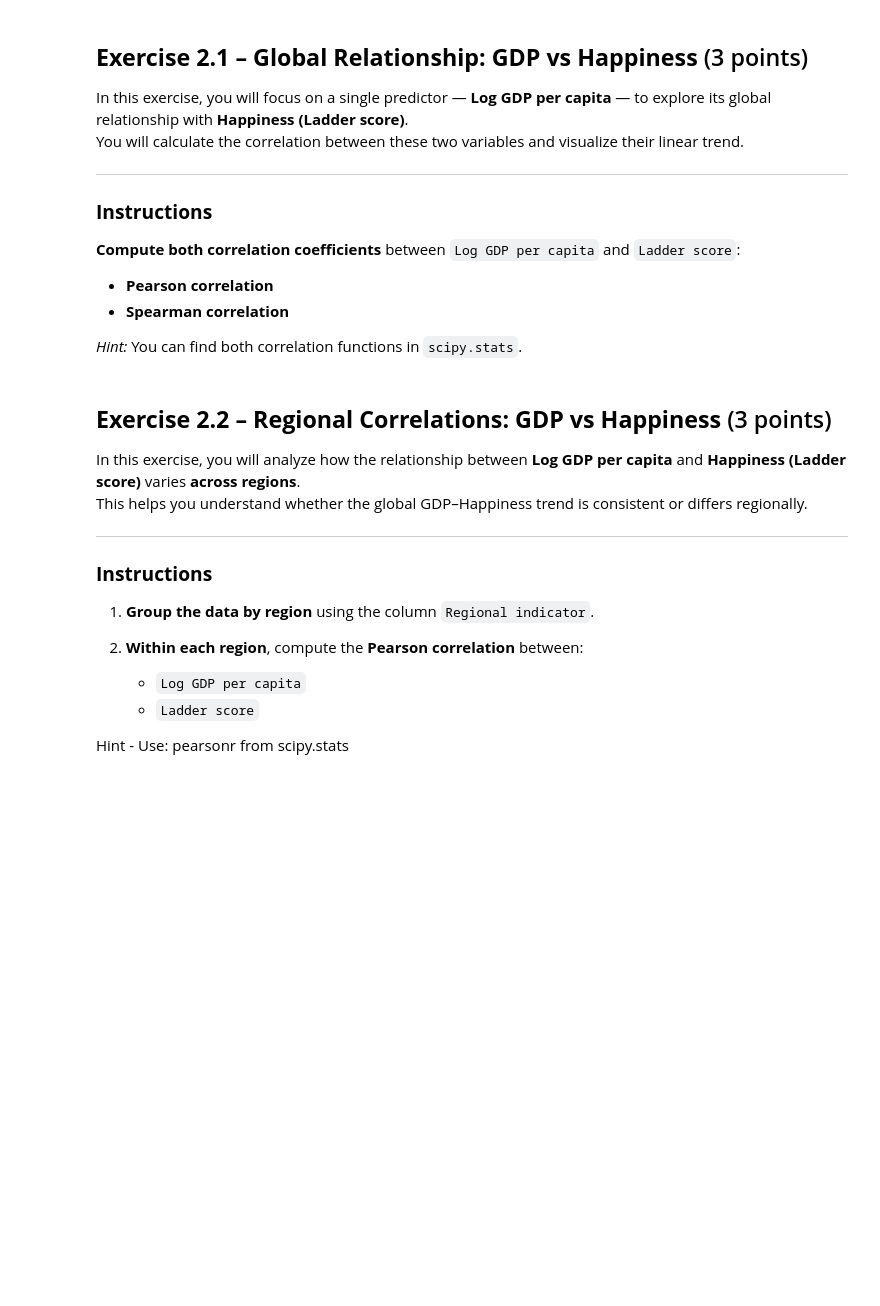
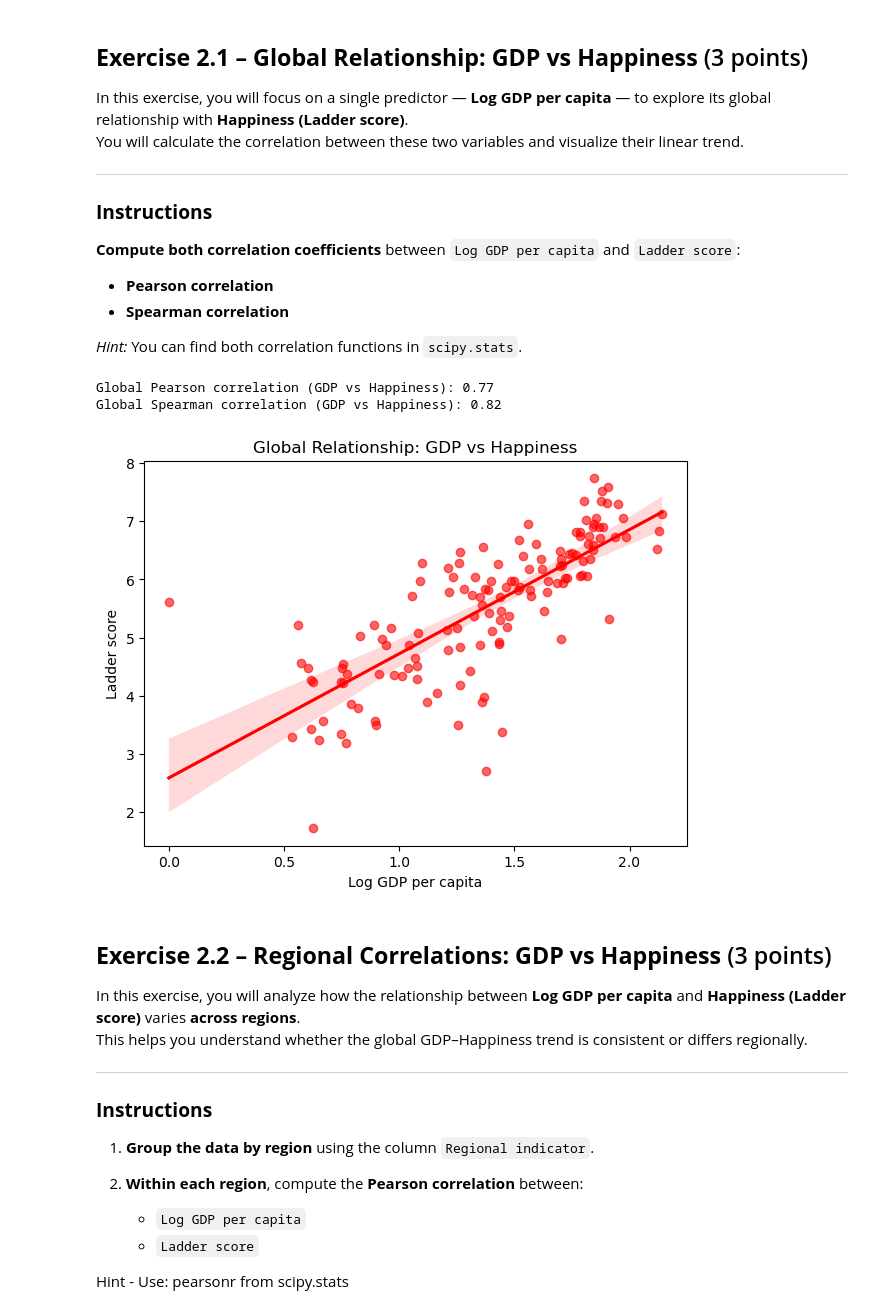
Before and after one commit to CS506-Boston-University/lab7-trevorpoppe, a Jupyter notebook: lab7_student.ipynb, the cells around one changed output. Saved outputs shown, nothing was run; the diff lists cells and outputs as text; code cells hidden in the pictures; blank space fills up the shorter version.

```diff
--- a/lab7_student.ipynb
+++ b/lab7_student.ipynb
@@ -152,7 +177,9 @@ Globally, countries with higher GDP have higher happiness.  But within each regi
 
 ---
 # %%
-df = pd.read_csv("World-happiness-report-2024.csv")
+# Load dataset
+# url = "World-happiness-report-2024.csv"
+df = pd.read_csv("/Users/trevorpoppe/lab7-trevorpoppe/World-happiness-report-2024.csv")
 df = df.dropna()
 # df = pd.DataFrame(scaler.fit_transform(df), columns=df.columns)
 df.head()
@@ -175,23 +209,28 @@ You will calculate the correlation between these two variables and visualize the
 # %%
 
 # -----------------------------------------------------------------------------
 # TODO Implement Pearson Spearman Correlations for predictor Log GDP per capita
 # -----------------------------------------------------------------------------
 
-pearson_global, _ =
-spearman_global, _ =
+pearson_global, _ = pearsonr(df['Ladder score'], df['Log GDP per capita'])
+spearman_global, _ = spearmanr(df['Ladder score'], df['Log GDP per capita'])
+
 print(f"Global Pearson correlation (GDP vs Happiness): {pearson_global:.2f}")
 print(f"Global Spearman correlation (GDP vs Happiness): {spearman_global:.2f}")
 
 
 # ----------------------------
 # Implementation Ends Here
 # ----------------------------
 
 plt.figure(figsize=(7,5))
 sns.regplot(data=df, x='Log GDP per capita', y='Ladder score', color='red', scatter_kws={'alpha':0.6})
 plt.title("Global Relationship: GDP vs Happiness")
 plt.show()
+# %% [output]
+Global Pearson correlation (GDP vs Happiness): 0.77
+Global Spearman correlation (GDP vs Happiness): 0.82
+[figure, added]
 # %% [markdown]
 ## **Exercise 2.2 – Regional Correlations: GDP vs Happiness** (3 points)
 
```
Also changed, not shown: parts of 16 cells of this notebook, 1 other file.
